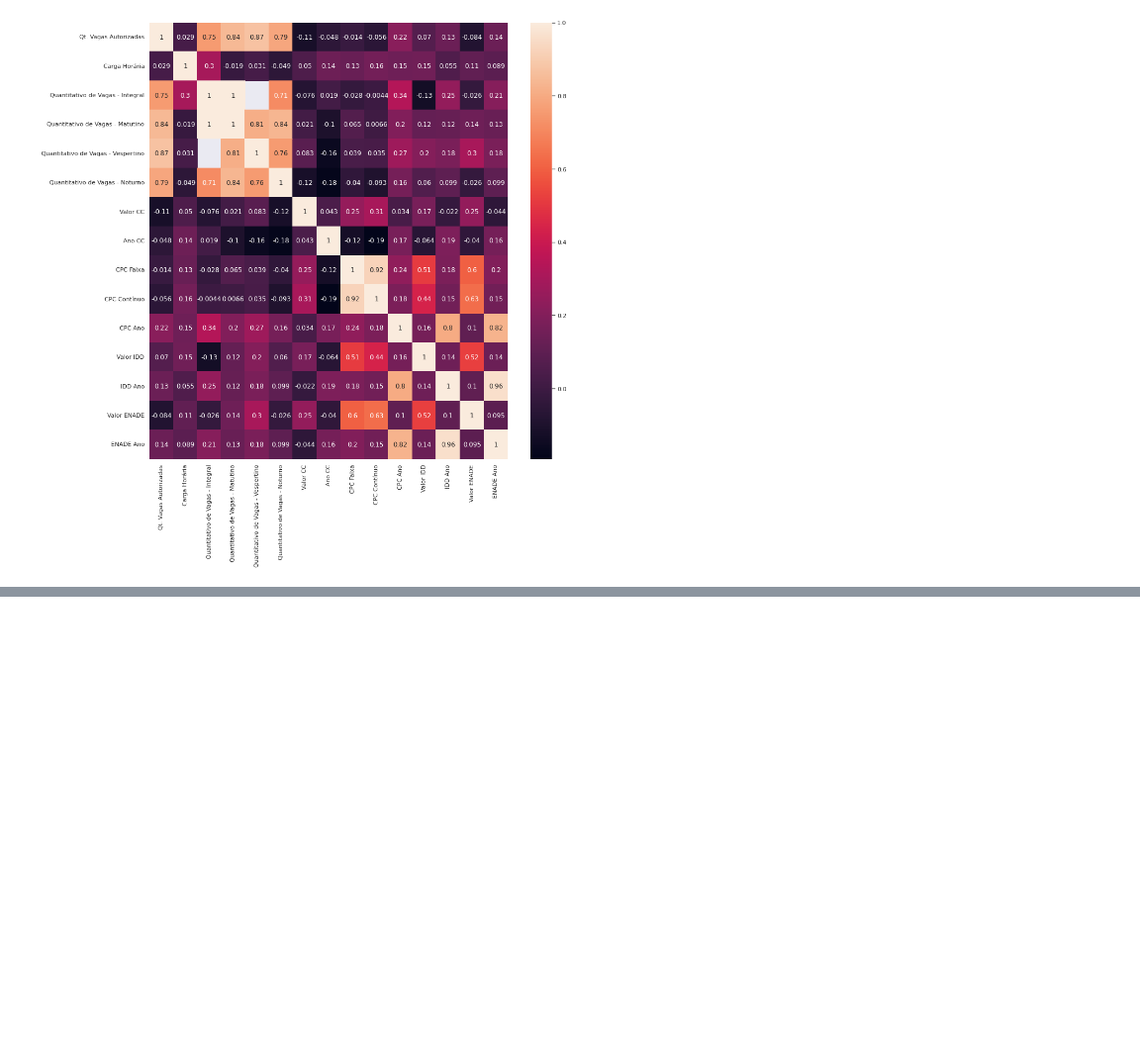
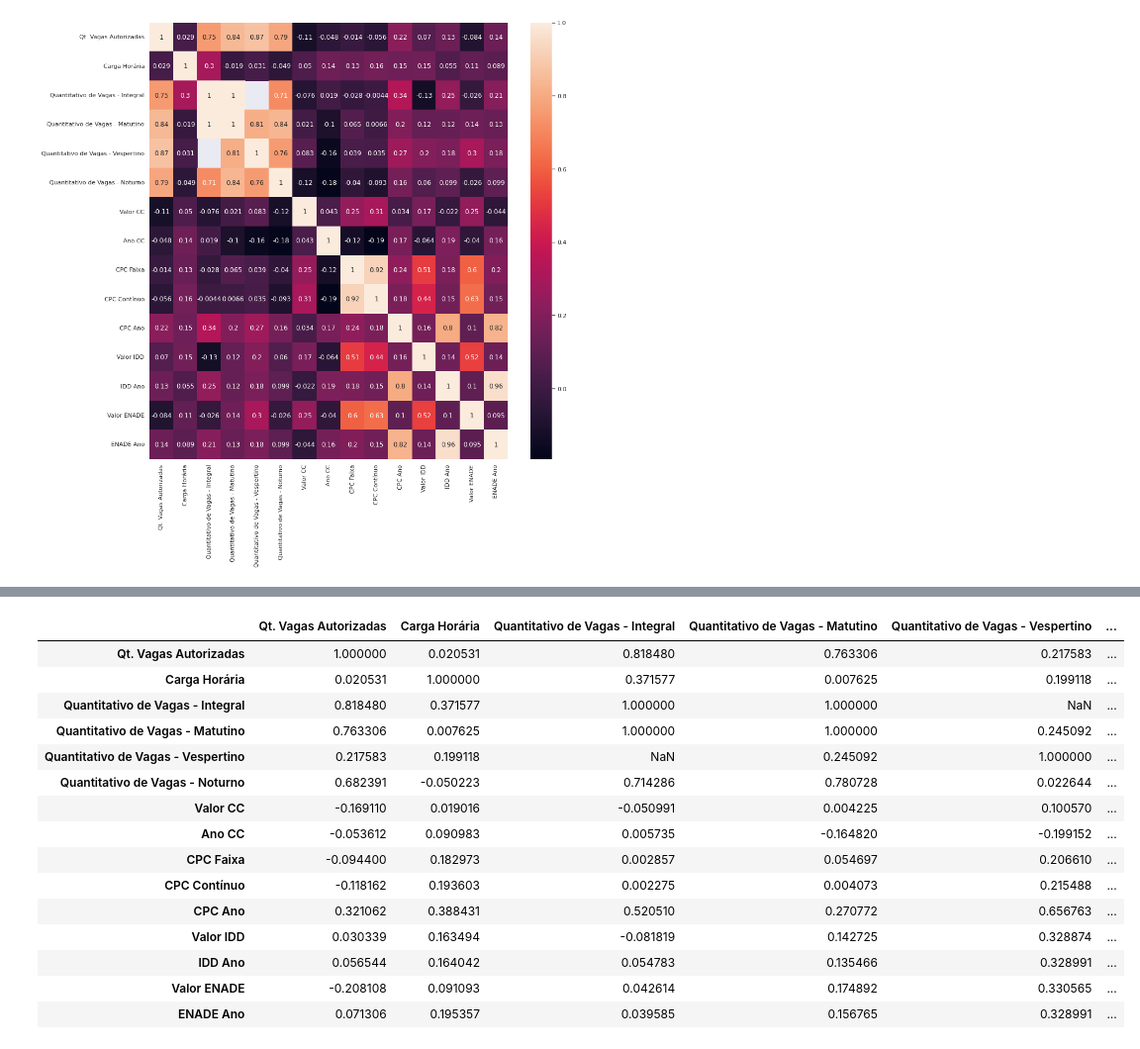
Before and after one commit to edupires89/datascience, a Jupyter notebook: 01_exploratoryanalysis.ipynb, the cells around one changed output, grey strips where cells are left out. Shown at 99% size. Drawn from its saved outputs; the diff is of its cells as text; code cells hidden in the pictures; blank space fills up the shorter version.

```diff
--- a/01_exploratoryanalysis.ipynb
+++ b/01_exploratoryanalysis.ipynb
@@ -218,0 +225,19 @@ sns.heatmap( dataframe.corr(), annot=True )
+# %%
+dataframe.corr('spearman')
+# %% [output]
+|  | Qt. Vagas Autorizadas | Carga Horária | Quantitativo de Vagas - Integral | Quantitativo de Vagas - Matutino | Quantitativo de Vagas - Vespertino | ... |
+| Qt. Vagas Autorizadas | 1.000000 | 0.020531 | 0.818480 | 0.763306 | 0.217583 | ... |
+| Carga Horária | 0.020531 | 1.000000 | 0.371577 | 0.007625 | 0.199118 | ... |
+| Quantitativo de Vagas - Integral | 0.818480 | 0.371577 | 1.000000 | 1.000000 | NaN | ... |
+| Quantitativo de Vagas - Matutino | 0.763306 | 0.007625 | 1.000000 | 1.000000 | 0.245092 | ... |
+| Quantitativo de Vagas - Vespertino | 0.217583 | 0.199118 | NaN | 0.245092 | 1.000000 | ... |
+| Quantitativo de Vagas - Noturno | 0.682391 | -0.050223 | 0.714286 | 0.780728 | 0.022644 | ... |
+| Valor CC | -0.169110 | 0.019016 | -0.050991 | 0.004225 | 0.100570 | ... |
+| Ano CC | -0.053612 | 0.090983 | 0.005735 | -0.164820 | -0.199152 | ... |
+| CPC Faixa | -0.094400 | 0.182973 | 0.002857 | 0.054697 | 0.206610 | ... |
+| CPC Contínuo | -0.118162 | 0.193603 | 0.002275 | 0.004073 | 0.215488 | ... |
+| CPC Ano | 0.321062 | 0.388431 | 0.520510 | 0.270772 | 0.656763 | ... |
+| Valor IDD | 0.030339 | 0.163494 | -0.081819 | 0.142725 | 0.328874 | ... |
+| IDD Ano | 0.056544 | 0.164042 | 0.054783 | 0.135466 | 0.328991 | ... |
+| Valor ENADE | -0.208108 | 0.091093 | 0.042614 | 0.174892 | 0.330565 | ... |
+| ENADE Ano | 0.071306 | 0.195357 | 0.039585 | 0.156765 | 0.328991 | ... |
```
Also changed, not shown: parts of 3 cells of this notebook.
